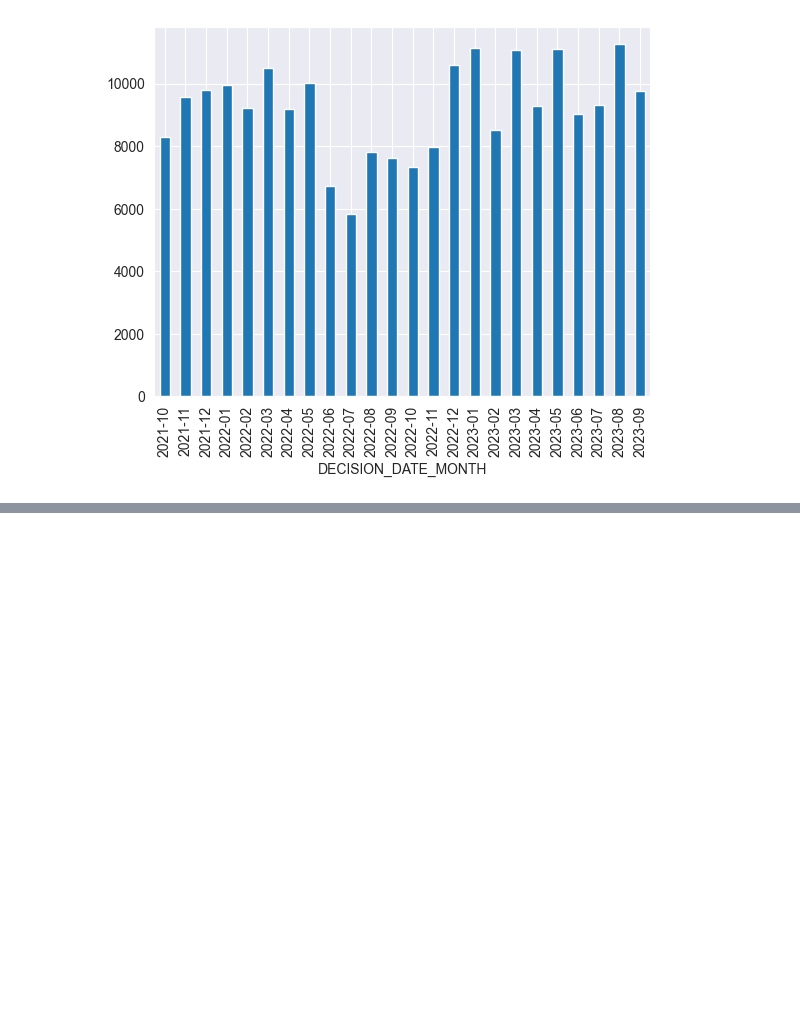
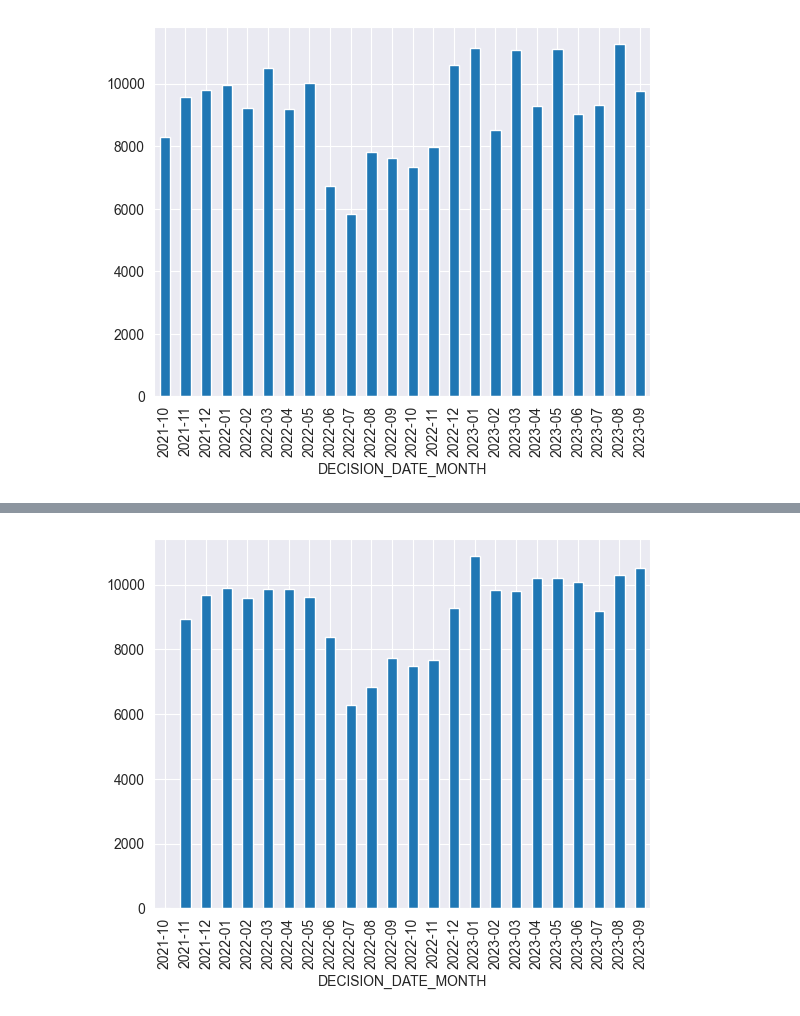
Before and after one commit to baslia/perm_analysis, a Jupyter notebook: month_analysis.ipynb, the cells around one changed output, grey strips where cells are left out. Saved outputs shown, nothing was run; the diff lists cells and outputs as text; code cells hidden in the pictures; blank space fills up the shorter version.

Commit message:
add shift

```diff
--- a/month_analysis.ipynb
+++ b/month_analysis.ipynb
@@ -53,3 +53,6 @@ Freq: M, Name: CASE_STATUS, dtype: int64
 ax = df2.plot(kind="bar")
 # %% [output]
 [figure]
+# %%
+df2_shift = df2.shift(1)
+df2_shift
@@ -55,0 +77,4 @@ ax = df2.plot(kind="bar")
+# %%
+
+df2_shift = df2*0.5 + df2_shift*0.5
+df2_shift
@@ -55,0 +99,4 @@ ax = df2.plot(kind="bar")
+# %%
+ax = df2_shift.plot(kind="bar")
+# %% [output]
+[figure, added]
```
Also changed, not shown: parts of 2 cells of this notebook.
